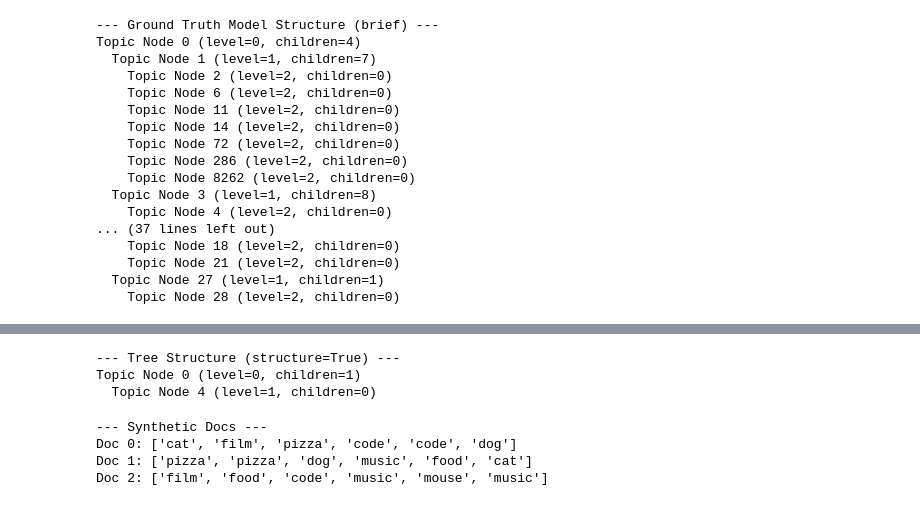
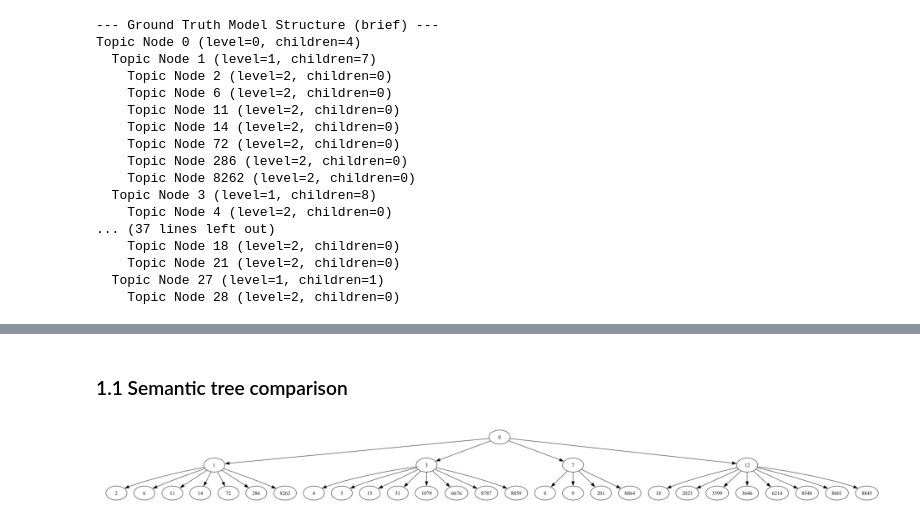
Before and after one commit to Zimmy313/DSA3288-Community-Detection-with-Topic-modelling, a Jupyter notebook: src/test_synthetic.ipynb, the cells around one changed output, grey strips where cells are left out. Saved outputs shown, nothing was run; the diff lists cells and outputs as text; code cells hidden in the pictures.

```diff
--- a/src/test_synthetic.ipynb
+++ b/src/test_synthetic.ipynb
@@ -281,23 +349,6 @@ Total topic nodes created = 2
-# %%
-print("\n--- Tree Structure (structure=True) ---")
-model.exhibit_topics(structure=True)
-# %% [output]
---- Tree Structure (structure=True) ---
-Topic Node 0 (level=0, children=1)
-  Topic Node 4 (level=1, children=0)
-# %%
-syn_corpus = model.generate_synthetic_corpus(
-    num_docs=3,          # create 3 new docs
-    words_per_doc=6,     # each doc has 6 words
-    alpha_dir=3.0,       # Dirichlet parameter for doc-level mixing
-    rng=None             # uses model's default random state
-)
-print("\n--- Synthetic Docs ---")
-for i, sdoc in enumerate(syn_corpus):
-    text_tokens = [vocab[w] for w in sdoc]
-    print(f"Doc {i}: {text_tokens}")
-# %% [output]
---- Synthetic Docs ---
-Doc 0: ['cat', 'film', 'pizza', 'code', 'code', 'dog']
-Doc 1: ['pizza', 'pizza', 'dog', 'music', 'food', 'cat']
-Doc 2: ['film', 'food', 'code', 'music', 'mouse', 'music']
+# %% [markdown]
+### 1.1 Semantic tree comparison
+# %%
+visualise_tree(ground_truth_model,False)
+# %% [output]
+[figure, added]
```
Also changed, not shown: parts of 22 cells of this notebook, 6 other files.
